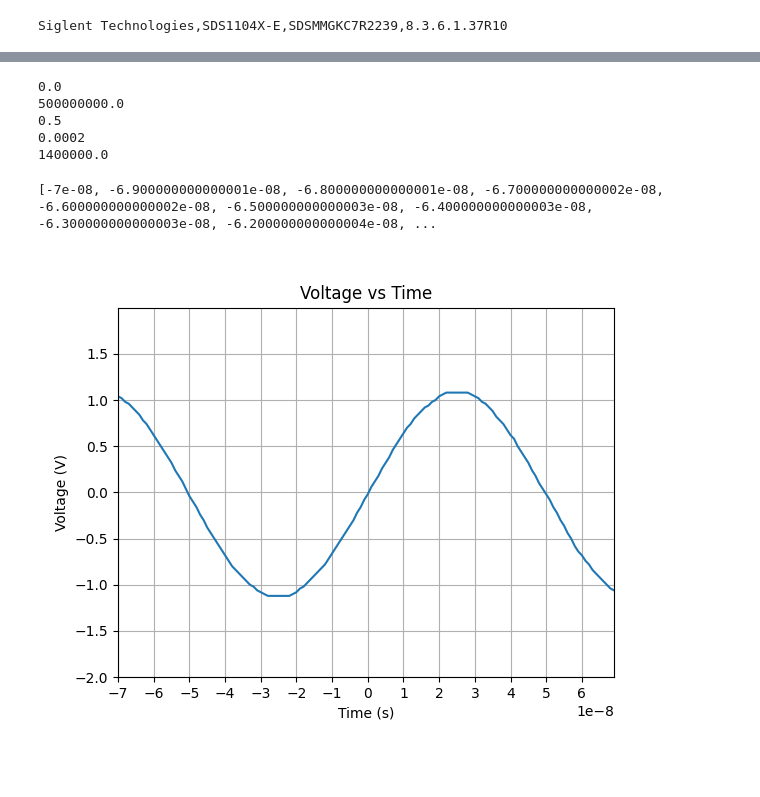
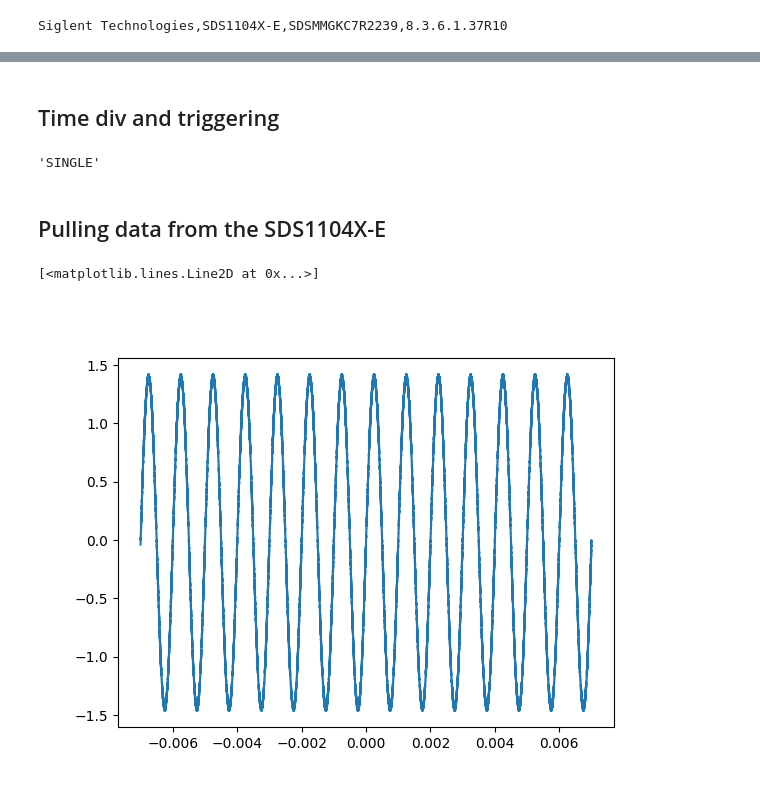
Before and after one commit to DinoDubroja/EE-python, a Jupyter notebook: Instruments/Examples/sds1104x-e_demo.ipynb, the cells around one changed output, grey strips where cells are left out. Saved outputs shown, nothing was run; the diff lists cells and outputs as text; code cells hidden in the pictures; blank space fills up the shorter version.

```diff
--- a/Instruments/Examples/sds1104x-e_demo.ipynb
+++ b/Instruments/Examples/sds1104x-e_demo.ipynb
@@ -30,46 +27,23 @@ plt.show()
 # %%
-print(scope.get_offset(1))
-print(scope.get_sample_rate())
-print(scope.get_volts_div(1))
-print(scope.get_time_div())
-print(scope.get_number_of_samples(1))
+scope.configure_channel(channel = 1, probe = 1, coupling = "D1M", range = 2, offset = 0, bw_limit = True, invert = False)
-# %% [output]
-0.0
-500000000.0
-0.5
-0.0002
-1400000.0
-# %%
-
-
-volts = scope.get_voltage(1)
-times = scope.get_time(1)
-vdiv = scope.get_volts_div(1)
-tdiv = scope.get_time_div()
-
-t_ticks = []
-t_ticks.append(-7*tdiv)
-for i in range(1,14):
-    t_ticks.append(t_ticks[i-1] + tdiv)
-
-v_ticks = []
-v_ticks.append(-4*vdiv)
-for i in range(1,8):
-    v_ticks.append(v_ticks[i-1] + vdiv)
-
-print(times)
-
-plt.figure()          # ← NEW figure & axes
-plt.plot(times, volts)
-plt.xlabel('Time (s)')
-plt.ylabel('Voltage (V)')
-plt.ylim(-4*vdiv, 4*vdiv)
-plt.xlim(min(times), max(times))   # optional: zoom exactly to your data
-plt.xticks(t_ticks)
-plt.yticks(v_ticks)
-plt.grid()
-plt.title('Voltage vs Time')
-plt.show()
-# %% [output]
-[-7e-08, -6.900000000000001e-08, -6.800000000000001e-08, -6.700000000000002e-08, -6.600000000000002e-08, -6.500000000000003e-08, -6.400000000000003e-08, -6.300000000000003e-08, -6.200000000000004e-08, ...
-[figure, removed]
+# %% [markdown]
+## Time div and triggering
+# %%
+scope.set_time_div(5e-4)
+scope.set_trigger_edge(source = "C1", slope = "POS")
+scope.set_trigger_level(source = "C1", level = 0.0)
+scope.set_trigger_mode("single")
+# %% [output]
+'SINGLE'
+# %% [markdown]
+## Pulling data from the SDS1104X-E
+# %%
+raw = scope.get_raw(1)
+volts = scope.get_voltage(1)
+
+t, v = scope.capture(1)
+
+plt.plot(t, v)
+# %% [output]
+[<matplotlib.lines.Line2D at 0x...>]
+[figure, added]
```
Also changed, not shown: parts of 3 cells of this notebook, 4 other files.
